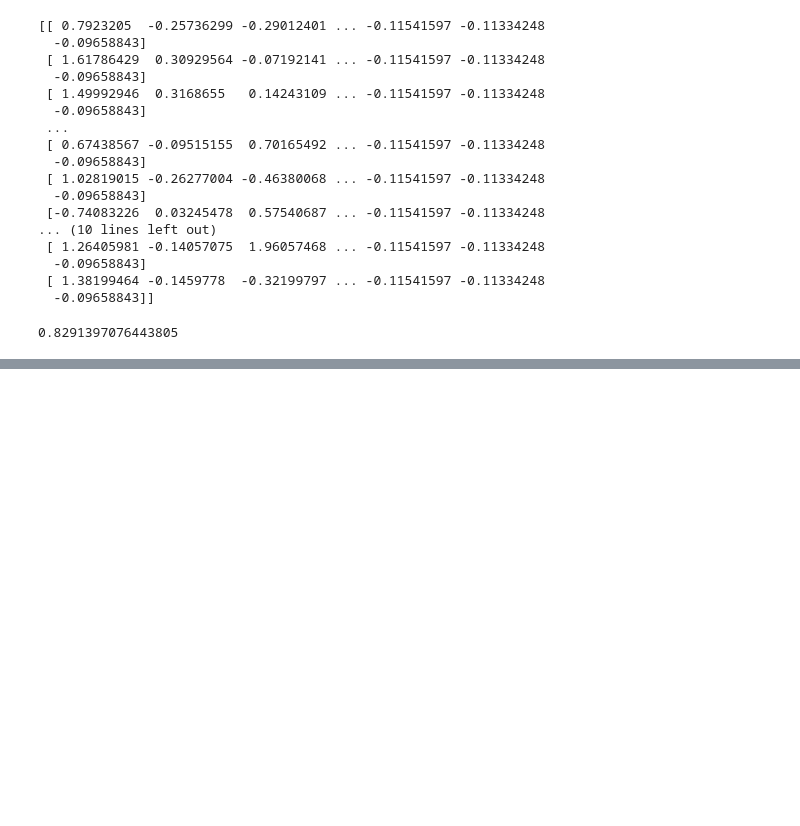
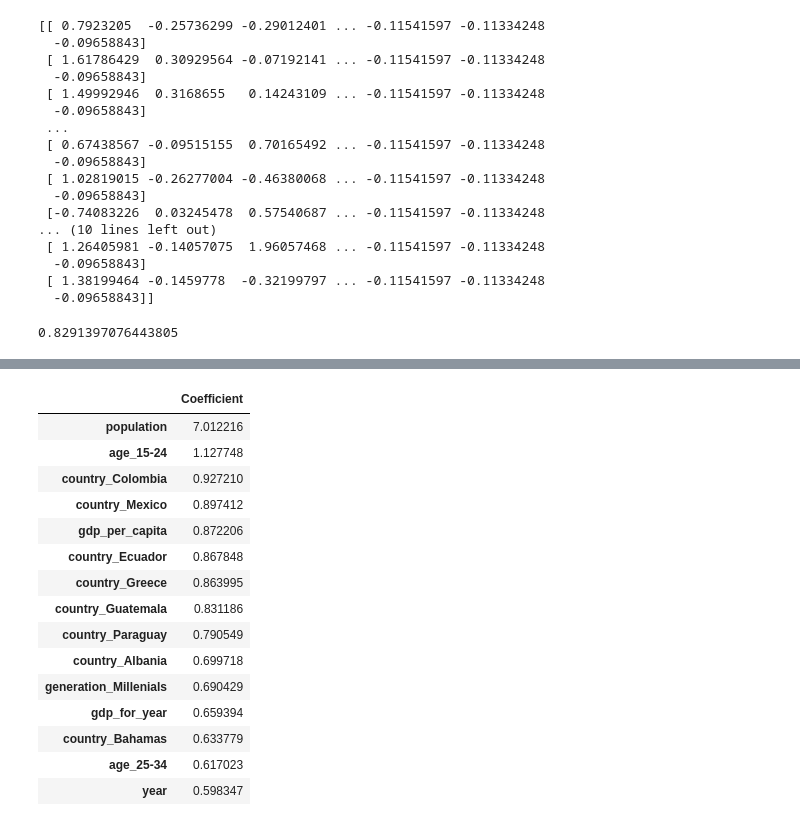
Before and after one commit to jazurdia/Proyecto1MD, a Jupyter notebook: reg_log.ipynb, the cells around one changed output, grey strips where cells are left out. Cells and saved outputs as stored; diff of their text form; code cells hidden in the pictures; blank space fills up the shorter version.

Commit message:
Regresion Logística Done
Hasta: obtener features
Co-Authored-By: Ángel Castellanos <77862762+angelcast2002@users.noreply.github.com>

```diff
--- a/reg_log.ipynb
+++ b/reg_log.ipynb
@@ -128,0 +202,5 @@ print(score)
+# %%
+# Obtener y mostrar los coeficientes
+feature_names = X.columns
+coefficients = logisticRegr.coef_[0]
+feature_importance = pd.DataFrame(coefficients, index=feature_names, columns=['Coefficient']).sort_values(by='Coefficient', ascending=False)
@@ -128,0 +222,19 @@ print(score)
+# %%
+feature_importance.head(15)
+# %% [output]
+|  | Coefficient |
+| population | 7.012216 |
+| age_15-24 | 1.127748 |
+| country_Colombia | 0.927210 |
+| country_Mexico | 0.897412 |
+| gdp_per_capita | 0.872206 |
+| country_Ecuador | 0.867848 |
+| country_Greece | 0.863995 |
+| country_Guatemala | 0.831186 |
+| country_Paraguay | 0.790549 |
+| country_Albania | 0.699718 |
+| generation_Millenials | 0.690429 |
+| gdp_for_year | 0.659394 |
+| country_Bahamas | 0.633779 |
+| age_25-34 | 0.617023 |
+| year | 0.598347 |
```
Also changed, not shown: parts of 7 cells of this notebook.
